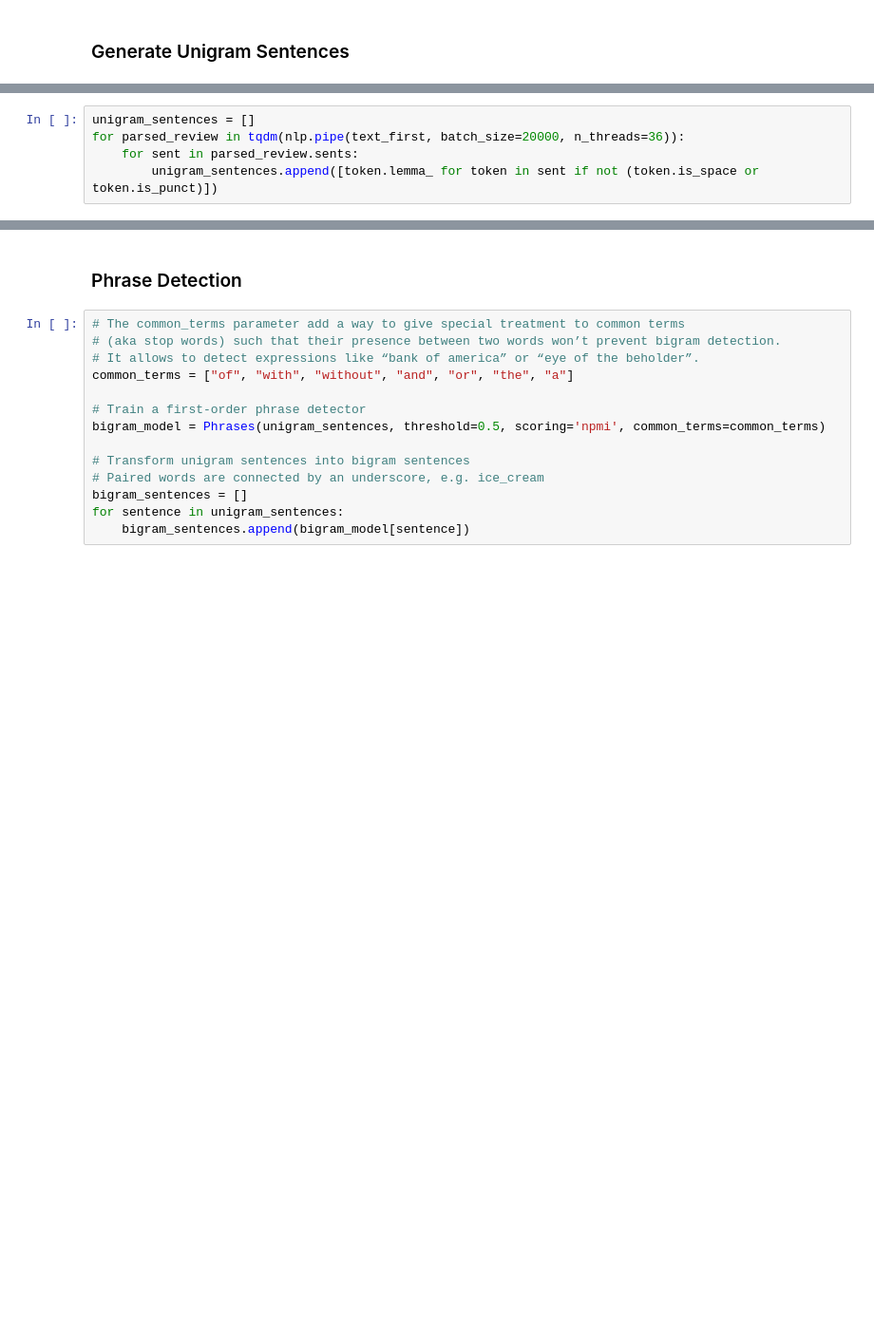
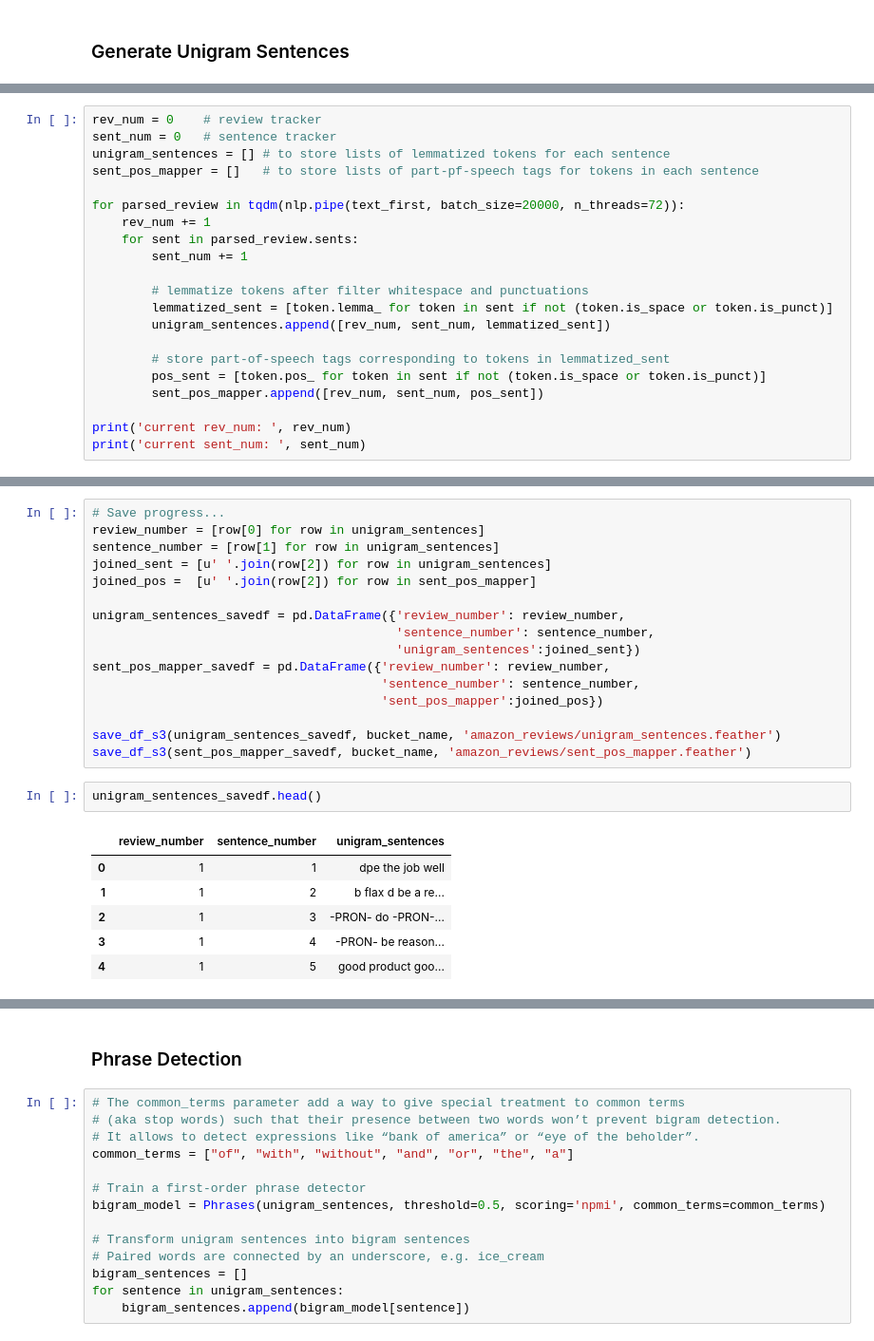
Before and after one commit to kunal-kotian/shopsmart, a Jupyter notebook: Notebooks/topic_modeling_v1.ipynb, the cells around one changed output, grey strips where cells are left out. Shown at 95% size. Saved outputs shown, nothing was run; the diff lists cells and outputs as text; blank space fills up the shorter version.

Commit message:
Rewrote code for extracting parsed tokens - now tracking pos tags as well, for use in filtering phrases later.

```diff
--- a/Notebooks/topic_modeling_v1.ipynb
+++ b/Notebooks/topic_modeling_v1.ipynb
@@ -329,5 +323,0 @@ text_third = text[389886:]
-# %%
-unigram_sentences = []
-for parsed_review in tqdm(nlp.pipe(text_first, batch_size=20000, n_threads=36)):
-    for sent in parsed_review.sents:
-        unigram_sentences.append([token.lemma_ for token in sent if not (token.is_space or token.is_punct)])
@@ -333,0 +339,21 @@ for parsed_review in tqdm(nlp.pipe(text_first, batch_size=20000, n_threads=36)):
+# %%
+rev_num = 0    # review tracker
+sent_num = 0   # sentence tracker
+unigram_sentences = [] # to store lists of lemmatized tokens for each sentence
+sent_pos_mapper = []   # to store lists of part-pf-speech tags for tokens in each sentence
+
+for parsed_review in tqdm(nlp.pipe(text_first, batch_size=20000, n_threads=72)):
+    rev_num += 1
+    for sent in parsed_review.sents:
+        sent_num += 1
+
+        # lemmatize tokens after filter whitespace and punctuations
+        lemmatized_sent = [token.lemma_ for token in sent if not (token.is_space or token.is_punct)]
+        unigram_sentences.append([rev_num, sent_num, lemmatized_sent])
+
+        # store part-of-speech tags corresponding to tokens in lemmatized_sent
+        pos_sent = [token.pos_ for token in sent if not (token.is_space or token.is_punct)]
+        sent_pos_mapper.append([rev_num, sent_num, pos_sent])
+
+print('current rev_num: ', rev_num)
+print('current sent_num: ', sent_num)
@@ -341,0 +394,25 @@ save_df_s3(unigram_sentences_savedf, bucket_name, 'amazon_reviews/unigram_senten
+# %%
+# Save progress...
+review_number = [row[0] for row in unigram_sentences]
+sentence_number = [row[1] for row in unigram_sentences]
+joined_sent = [u' '.join(row[2]) for row in unigram_sentences]
+joined_pos =  [u' '.join(row[2]) for row in sent_pos_mapper]
+
+unigram_sentences_savedf = pd.DataFrame({'review_number': review_number,
+                                         'sentence_number': sentence_number,
+                                         'unigram_sentences':joined_sent})
+sent_pos_mapper_savedf = pd.DataFrame({'review_number': review_number,
+                                       'sentence_number': sentence_number,
+                                       'sent_pos_mapper':joined_pos})
+
+save_df_s3(unigram_sentences_savedf, bucket_name, 'amazon_reviews/unigram_sentences.feather')
+save_df_s3(sent_pos_mapper_savedf, bucket_name, 'amazon_reviews/sent_pos_mapper.feather')
+# %%
+unigram_sentences_savedf.head()
+# %% [output]
+|  | review_number | sentence_number | unigram_sentences |
+| 0 | 1 | 1 | dpe the job well |
+| 1 | 1 | 2 | b flax d be a re... |
+| 2 | 1 | 3 | -PRON- do -PRON-... |
+| 3 | 1 | 4 | -PRON- be reason... |
+| 4 | 1 | 5 | good product goo... |
```
Also changed, not shown: parts of 38 cells of this notebook, 1 other file.
